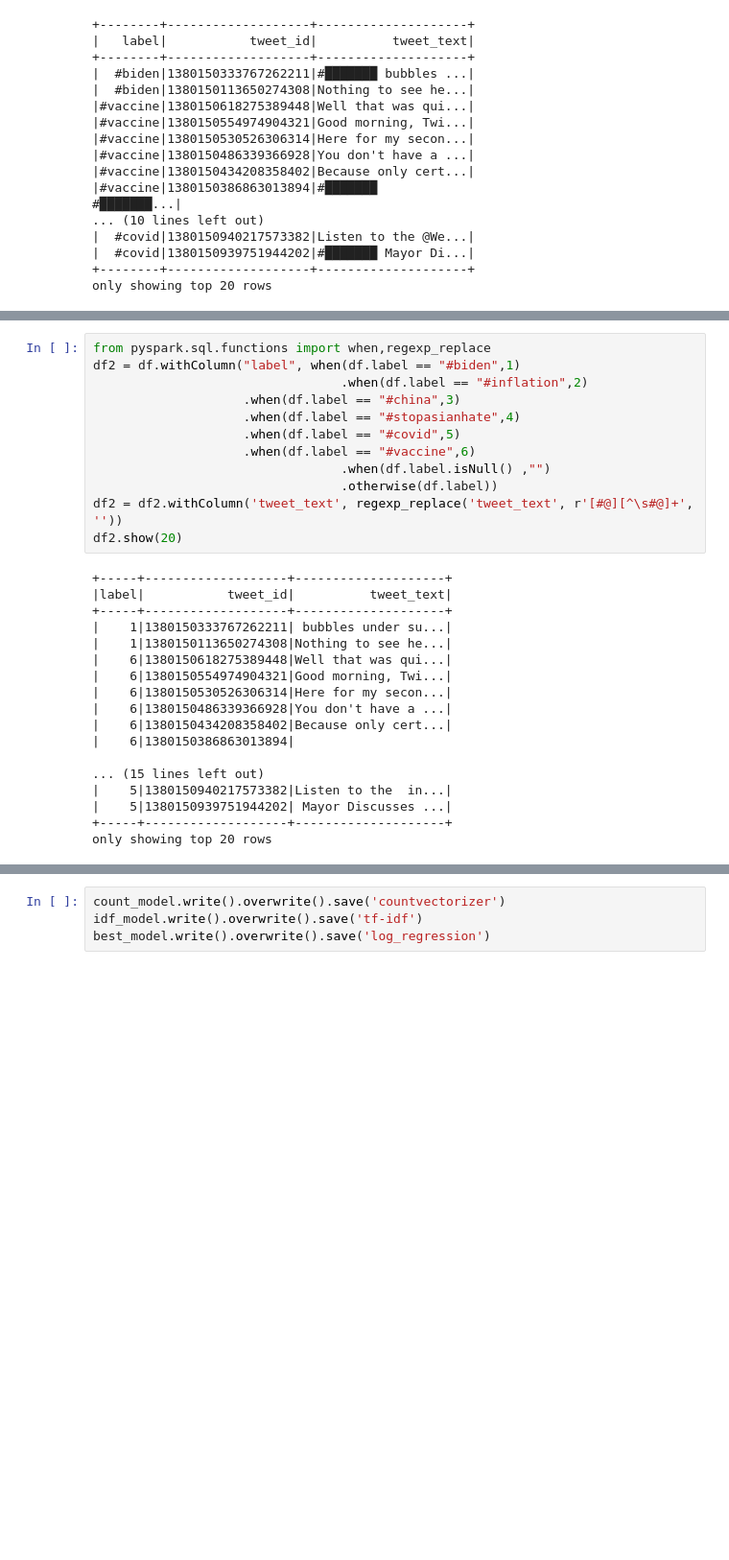
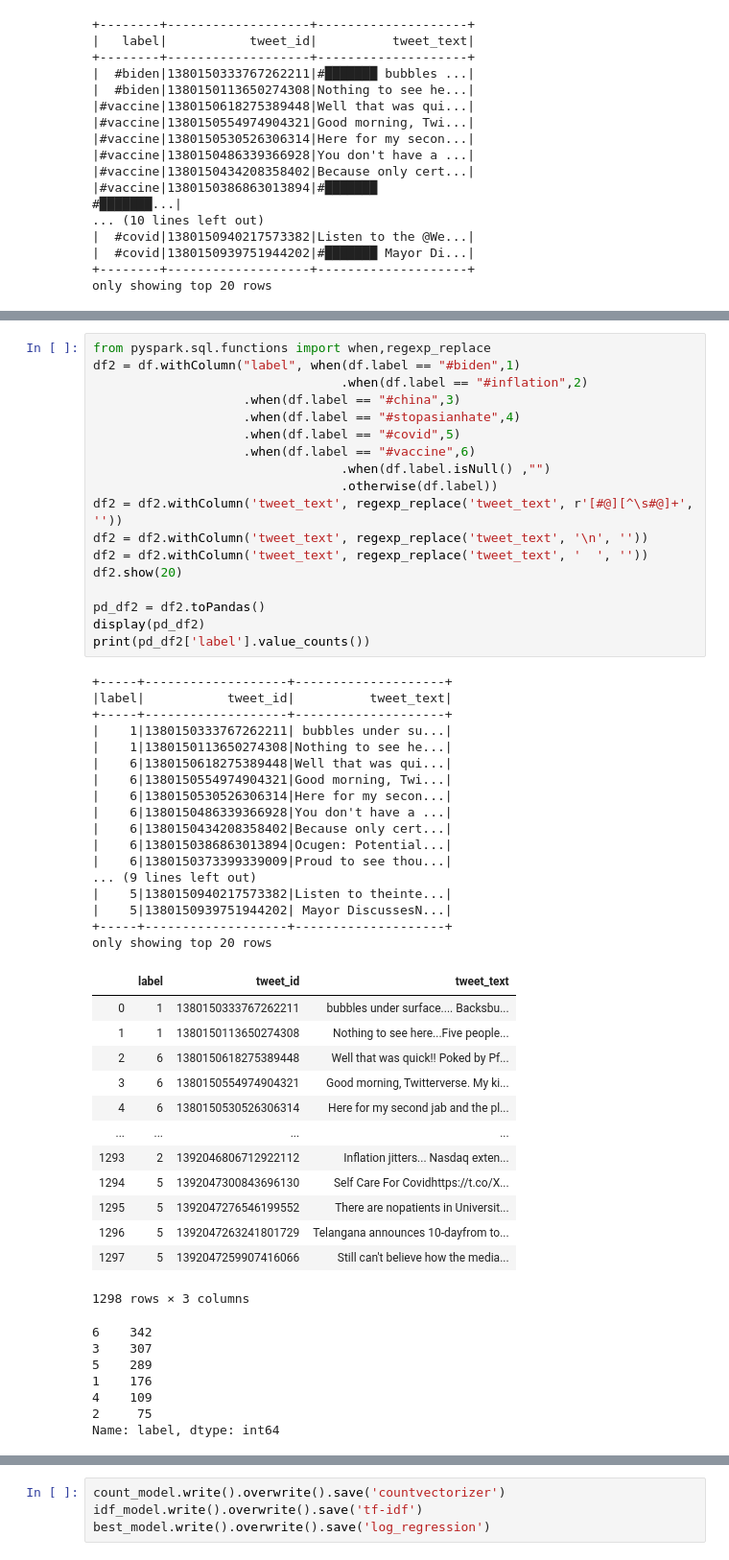
Before and after one commit to PIPCE/Advanced-Analytics-in-Business, a Jupyter notebook: Assignment 3/code_id_idf/predictive_model_constructor.ipynb, the cells around one changed output, grey strips where cells are left out. Shown at 96% size. Cells and saved outputs as stored; diff of their text form; blank space fills up the shorter version.

```diff
--- a/Assignment 3/code_id_idf/predictive_model_constructor.ipynb
+++ b/Assignment 3/code_id_idf/predictive_model_constructor.ipynb
@@ -55,33 +59,59 @@ only showing top 20 rows
 # %%
 from pyspark.sql.functions import when,regexp_replace
 df2 = df.withColumn("label", when(df.label == "#biden",1)
                                  .when(df.label == "#inflation",2)
                     .when(df.label == "#china",3)
                     .when(df.label == "#stopasianhate",4)
                     .when(df.label == "#covid",5)
                     .when(df.label == "#vaccine",6)
                                  .when(df.label.isNull() ,"")
                                  .otherwise(df.label))
 df2 = df2.withColumn('tweet_text', regexp_replace('tweet_text', r'[#@][^\s#@]+', ''))
+df2 = df2.withColumn('tweet_text', regexp_replace('tweet_text', '\n', ''))
+df2 = df2.withColumn('tweet_text', regexp_replace('tweet_text', '  ', ''))
 df2.show(20)
+
+pd_df2 = df2.toPandas()
+display(pd_df2)
+print(pd_df2['label'].value_counts())
 # %% [output]
 +-----+-------------------+--------------------+
 |label|           tweet_id|          tweet_text|
 +-----+-------------------+--------------------+
 |    1|1380150333767262211| bubbles under su...|
 |    1|1380150113650274308|Nothing to see he...|
 |    6|1380150618275389448|Well that was qui...|
 |    6|1380150554974904321|Good morning, Twi...|
 |    6|1380150530526306314|Here for my secon...|
 |    6|1380150486339366928|You don't have a ...|
 |    6|1380150434208358402|Because only cert...|
-|    6|1380150386863013894|
-
-... (15 lines left out)
-|    5|1380150940217573382|Listen to the  in...|
-|    5|1380150939751944202| Mayor Discusses ...|
+|    6|1380150386863013894|Ocugen: Potential...|
+|    6|1380150373399339009|Proud to see thou...|
+... (9 lines left out)
+|    5|1380150940217573382|Listen to theinte...|
+|    5|1380150939751944202| Mayor DiscussesN...|
 +-----+-------------------+--------------------+
 only showing top 20 rows
+|  | label | tweet_id | tweet_text |
+| 0 | 1 | 1380150333767262211 | bubbles under surface.... Backsbu... |
+| 1 | 1 | 1380150113650274308 | Nothing to see here...Five people... |
+| 2 | 6 | 1380150618275389448 | Well that was quick!! Poked by Pf... |
+| 3 | 6 | 1380150554974904321 | Good morning, Twitterverse. My ki... |
+| 4 | 6 | 1380150530526306314 | Here for my second jab and the pl... |
+| ... | ... | ... | ... |
+| 1293 | 2 | 1392046806712922112 | Inflation jitters... Nasdaq exten... |
+| 1294 | 5 | 1392047300843696130 | Self Care For Covidhttps://t.co/X... |
+| 1295 | 5 | 1392047276546199552 | There are nopatients in Universit... |
+| 1296 | 5 | 1392047263241801729 | Telangana announces 10-dayfrom to... |
+| 1297 | 5 | 1392047259907416066 | Still can't believe how the media... |
+1298 rows × 3 columns
+6    342
+3    307
+5    289
+1    176
+4    109
+2     75
+Name: label, dtype: int64
 # %%
 #We Tokenize the tweet texts
 
```
Also changed, not shown: parts of 12 cells of this notebook, 1 other file.
